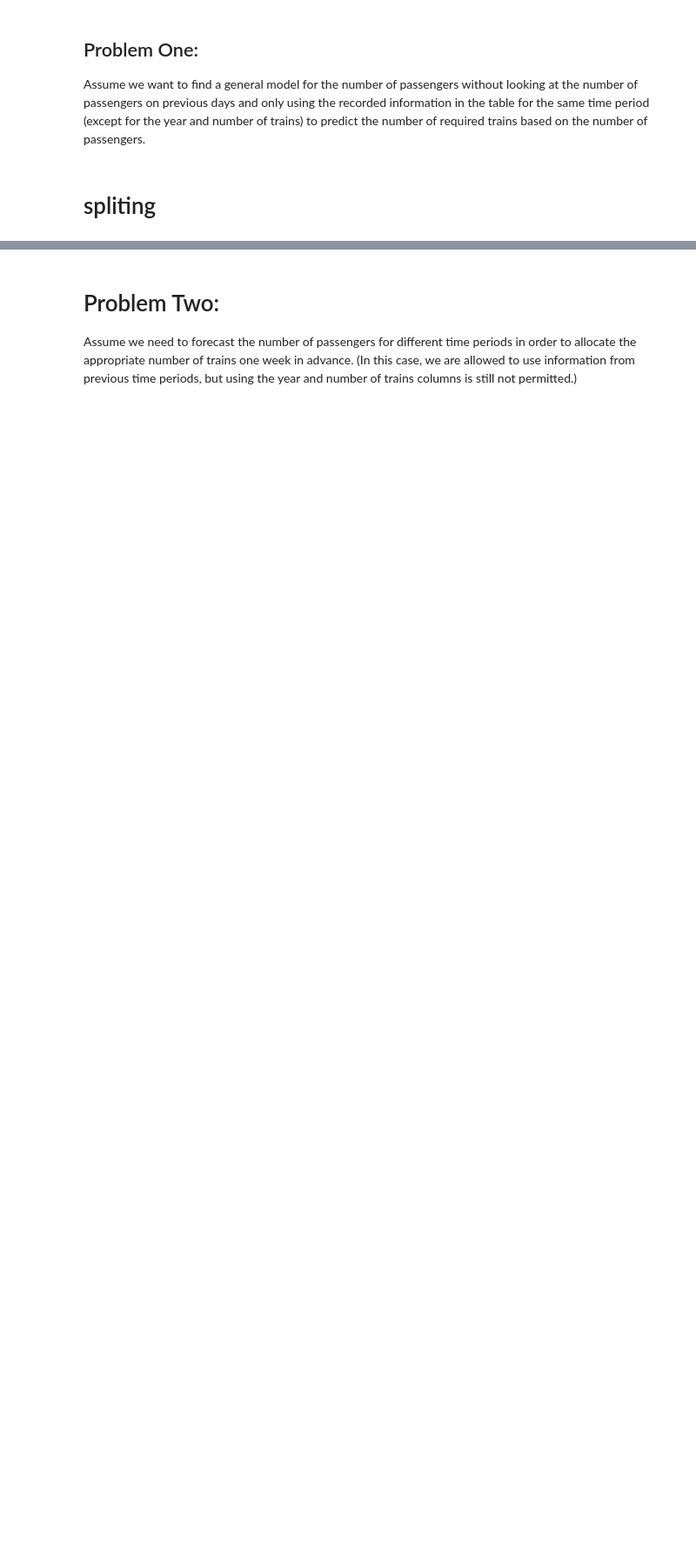
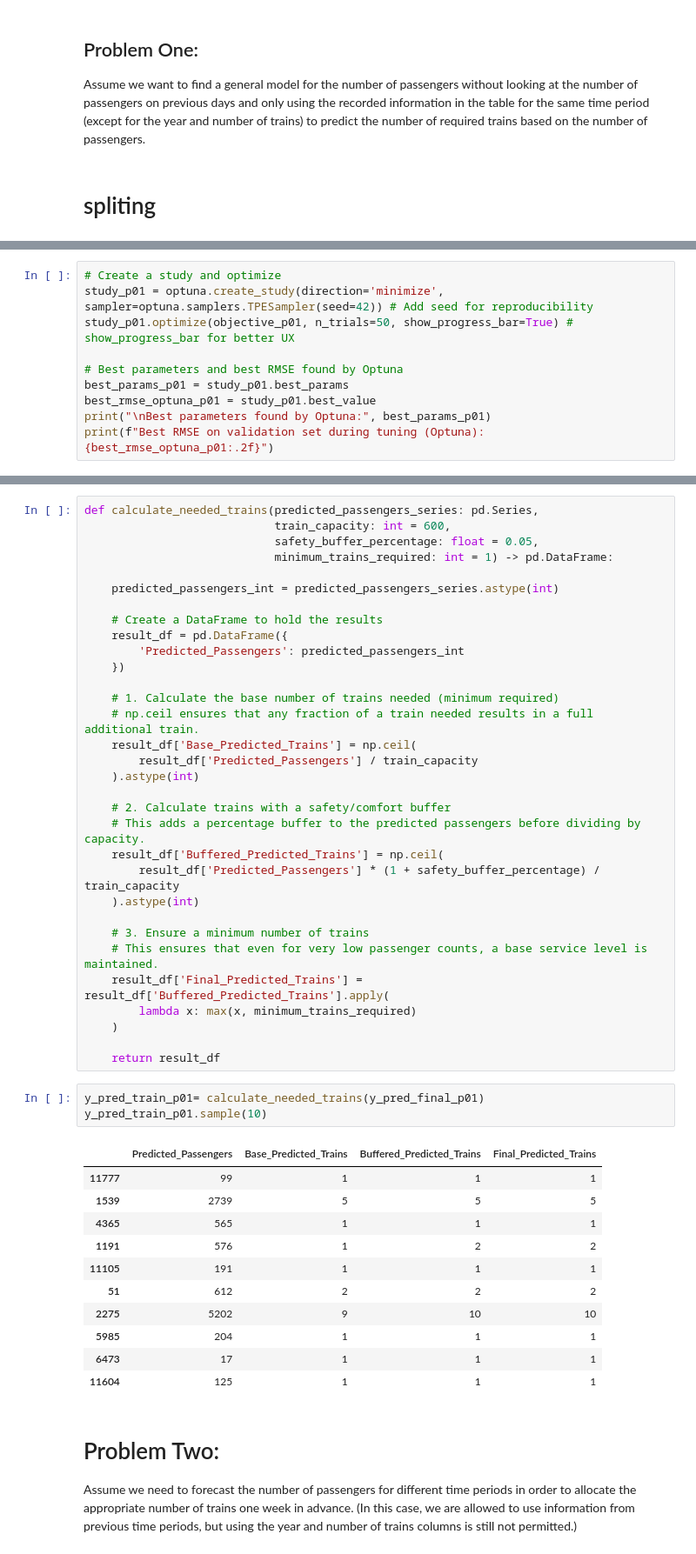
Before and after one commit to AliMSHGH/Optimization_of_Metro_Services, a Jupyter notebook: Optimization_by_Modeling.ipynb, the cells around one changed output, grey strips where cells are left out. Shown: that part at 87% size. Cells and saved outputs as stored; diff of their text form; blank space fills up the shorter version.

```diff
--- a/Optimization_by_Modeling.ipynb
+++ b/Optimization_by_Modeling.ipynb
@@ -395,0 +285,10 @@ df.sample(5)
+# %%
+# Create a study and optimize
+study_p01 = optuna.create_study(direction='minimize', sampler=optuna.samplers.TPESampler(seed=42)) # Add seed for reproducibility
+study_p01.optimize(objective_p01, n_trials=50, show_progress_bar=True) # show_progress_bar for better UX
+
+# Best parameters and best RMSE found by Optuna
+best_params_p01 = study_p01.best_params
+best_rmse_optuna_p01 = study_p01.best_value
+print("\nBest parameters found by Optuna:", best_params_p01)
+print(f"Best RMSE on validation set during tuning (Optuna): {best_rmse_optuna_p01:.2f}")
@@ -396,3 +333,50 @@ df.sample(5)
+# %%
+def calculate_needed_trains(predicted_passengers_series: pd.Series,
+                            train_capacity: int = 600,
+                            safety_buffer_percentage: float = 0.05,
+                            minimum_trains_required: int = 1) -> pd.DataFrame:
+
+    predicted_passengers_int = predicted_passengers_series.astype(int)
+
+    # Create a DataFrame to hold the results
+    result_df = pd.DataFrame({
+        'Predicted_Passengers': predicted_passengers_int
+    })
+
+    # 1. Calculate the base number of trains needed (minimum required)
+    # np.ceil ensures that any fraction of a train needed results in a full additional train.
+    result_df['Base_Predicted_Trains'] = np.ceil(
+        result_df['Predicted_Passengers'] / train_capacity
+    ).astype(int)
+
+    # 2. Calculate trains with a safety/comfort buffer
+    # This adds a percentage buffer to the predicted passengers before dividing by capacity.
+    result_df['Buffered_Predicted_Trains'] = np.ceil(
+        result_df['Predicted_Passengers'] * (1 + safety_buffer_percentage) / train_capacity
+    ).astype(int)
+
+    # 3. Ensure a minimum number of trains
+    # This ensures that even for very low passenger counts, a base service level is maintained.
+    result_df['Final_Predicted_Trains'] = result_df['Buffered_Predicted_Trains'].apply(
+        lambda x: max(x, minimum_trains_required)
+    )
+
+    return result_df
+# %%
+y_pred_train_p01= calculate_needed_trains(y_pred_final_p01)
+y_pred_train_p01.sample(10)
+# %% [output]
+|  | Predicted_Passengers | Base_Predicted_Trains | Buffered_Predicted_Trains | Final_Predicted_Trains |
+| 11777 | 99 | 1 | 1 | 1 |
+| 1539 | 2739 | 5 | 5 | 5 |
+| 4365 | 565 | 1 | 1 | 1 |
+| 1191 | 576 | 1 | 2 | 2 |
+| 11105 | 191 | 1 | 1 | 1 |
+| 51 | 612 | 2 | 2 | 2 |
+| 2275 | 5202 | 9 | 10 | 10 |
+| 5985 | 204 | 1 | 1 | 1 |
+| 6473 | 17 | 1 | 1 | 1 |
+| 11604 | 125 | 1 | 1 | 1 |
 # %% [markdown]
 # Problem Two:
  Assume we need to forecast the number of passengers for different time periods in order to allocate the appropriate number of trains one week in advance. (In this case, we are allowed to use information from previous time periods, but using the year and number of trains columns is still not permitted.)
```
Also changed, not shown: parts of 27 cells of this notebook.
